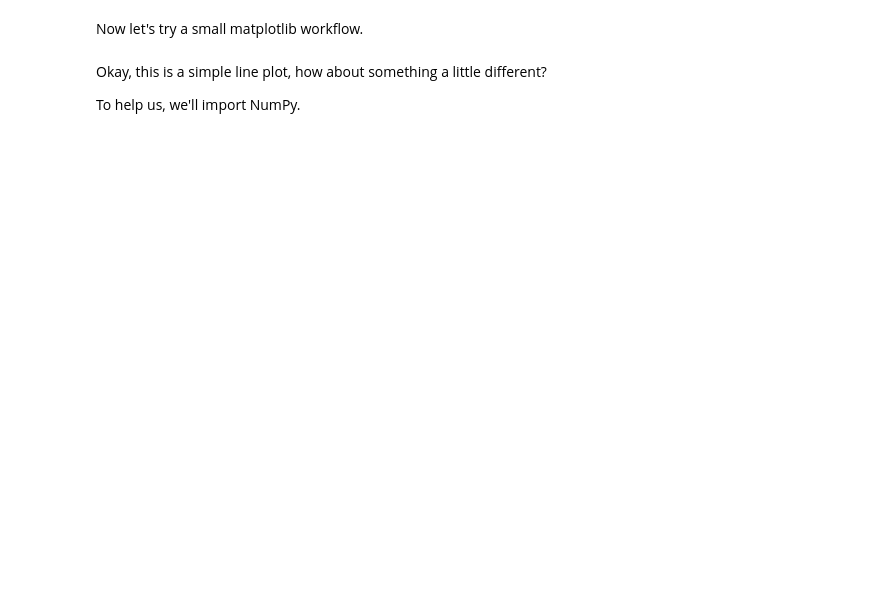
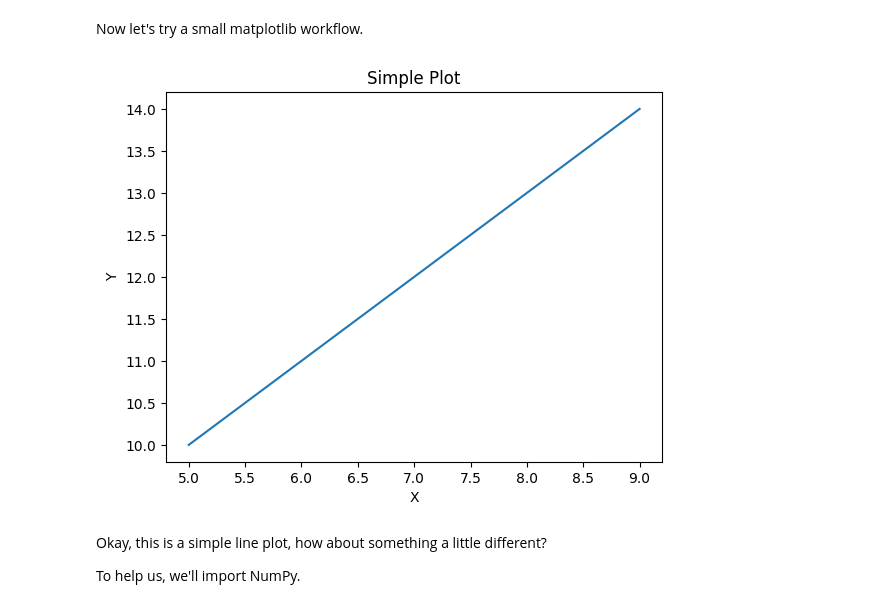
Before and after one commit to BrennZA/ZTM-ML, a Jupyter notebook: matplotlib-exercises.ipynb, the cells around one changed output. Cells and saved outputs as stored; diff of their text form; code cells hidden in the pictures; blank space fills up the shorter version.

```diff
--- a/matplotlib-exercises.ipynb
+++ b/matplotlib-exercises.ipynb
@@ -56,21 +65,33 @@ fig = plt.subplots(nrows=2, ncols=1)
 Now let's try a small matplotlib workflow.
 # %%
 # Import and get matplotlib ready
-
+%matplotlib inline
+import matplotlib.pyplot as plt
+import numpy as np
 
 # Prepare data (create two lists of 5 numbers, X & y)
+nums_1 = random.sample(range(5, 10), 5)
+nums_2 = random.sample(range(10, 15), 5)
 
+x = np.array(sorted(nums_1))
+y = np.array(sorted(nums_2))
 
 # Setup figure and axes using plt.subplots()
-
+fig, ax = plt.subplots(nrows=1, ncols=1)
 
 # Add data (X, y) to axes
-
+ax.plot(x, y)
 
 # Customize plot by adding a title, xlabel and ylabel
+ax.set(title='Simple Plot',
+       xlabel='X',
+       ylabel='Y')
 
 
 # Save the plot to file using fig.savefig()
+fig.savefig('simple-plot.png')
+# %% [output]
+[figure, added]
 # %% [markdown]
 Okay, this is a simple line plot, how about something a little different?
 
```
Also changed, not shown: parts of 10 cells of this notebook.
